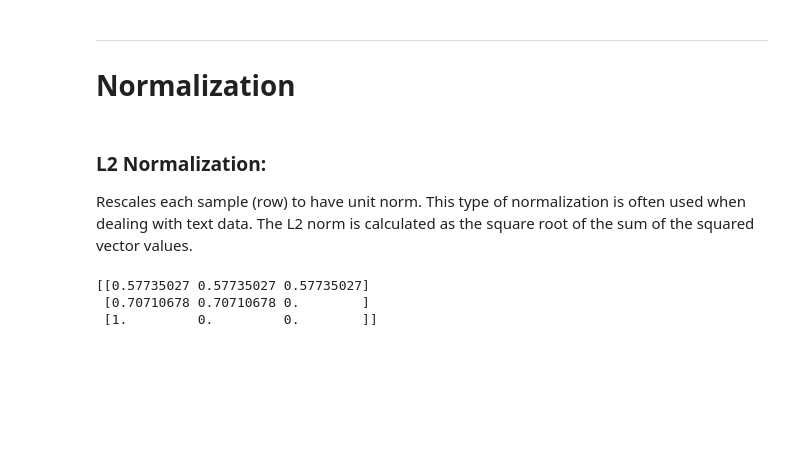
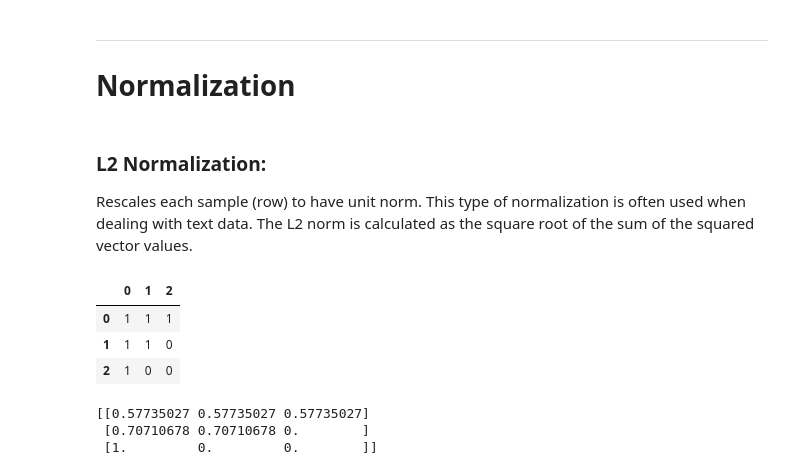
Before and after one commit to sarvesh9213/MACHINE_LEARNING, a Jupyter notebook: SELF_LEARNING/prerequisite_before_ml/06_scaling.ipynb, the cells around one changed output. Drawn from its saved outputs; the diff is of its cells as text; code cells hidden in the pictures; blank space fills up the shorter version.

```diff
--- a/SELF_LEARNING/prerequisite_before_ml/06_scaling.ipynb
+++ b/SELF_LEARNING/prerequisite_before_ml/06_scaling.ipynb
@@ -205,6 +205,18 @@ for col in df.columns:
 
 Rescales each sample (row) to have unit norm. This type of normalization is often used when dealing with text data.
 The L2 norm is calculated as the square root of the sum of the squared vector values.
+# %%
+from sklearn.preprocessing import Normalizer
+data = [[1, 1, 1], [1, 1, 0], [1, 0, 0]]
+df= pd.DataFrame(data)
+df.head()
+# normalizer = Normalizer(norm='l2')
+# print(normalizer.fit_transform(data))
+# %% [output]
+|  | 0 | 1 | 2 |
+| 0 | 1 | 1 | 1 |
+| 1 | 1 | 1 | 0 |
+| 2 | 1 | 0 | 0 |
 # %%
 from sklearn.preprocessing import Normalizer
 data = [[1, 1, 1], [1, 1, 0], [1, 0, 0]]
```
